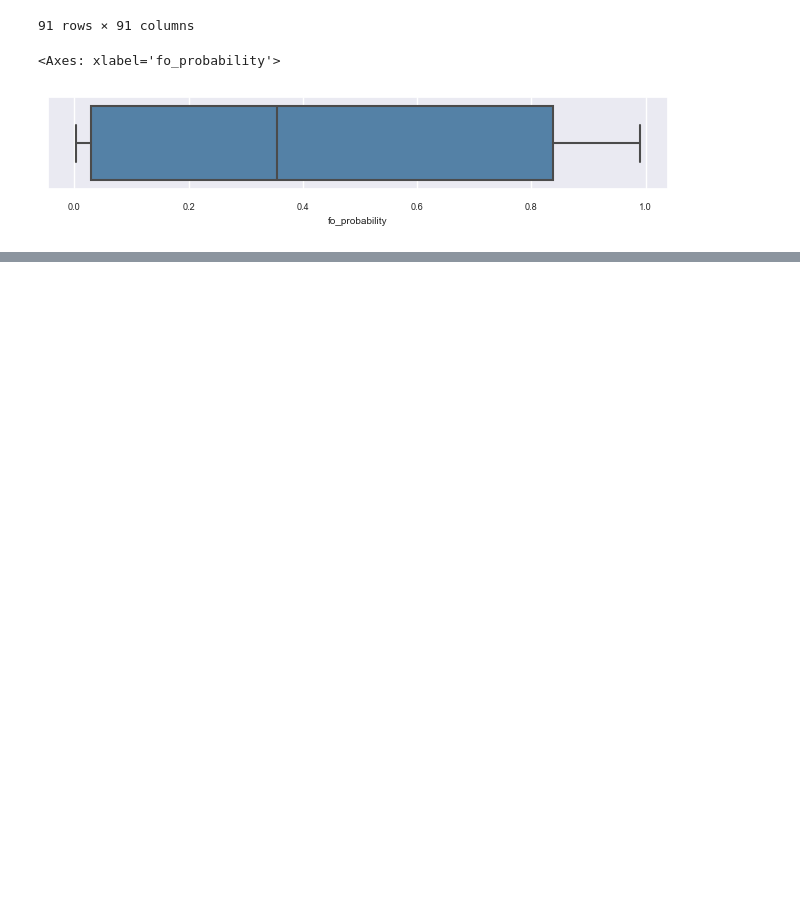
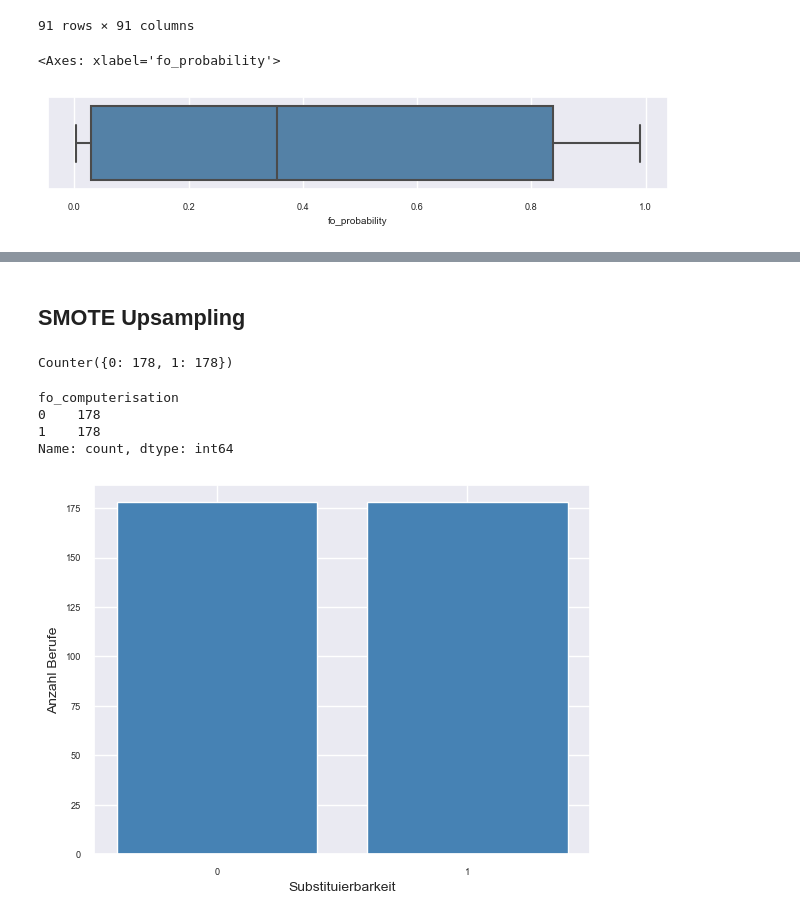
Before and after one commit to joergjan/bachelorarbeit, a Jupyter notebook: 05_fo_eda.ipynb, the cells around one changed output, grey strips where cells are left out. Drawn from its saved outputs; the diff is of its cells as text; code cells hidden in the pictures; blank space fills up the shorter version.

```diff
--- a/05_fo_eda.ipynb
+++ b/05_fo_eda.ipynb
@@ -229,0 +232,40 @@ sns.boxplot(x=df['fo_probability'], color="#4682B4")
+# %% [markdown]
+## SMOTE Upsampling
+# %%
+# Assuming your dataframe is df and 'fo_computerisation' is the target column
+X = df.select_dtypes(include=[np.number]).drop('fo_computerisation', axis=1)
+y = df['fo_computerisation']
+
+oversample = SMOTE(random_state=42)
+X, y = oversample.fit_resample(X, y)
+
+counter = Counter(y)
+print(counter)
+
+df_smote = pd.concat([pd.DataFrame(X), pd.DataFrame(y, columns=['fo_computerisation'])], axis=1)
+# %% [output]
+Counter({0: 178, 1: 178})
+# %%
+# calculate "fo_computerisation" based on 'df_probability' to make sure SMOTE didn't mess this up
+df_smote['fo_computerisation'] = df_smote['fo_probability'].apply(lambda x: 1 if x >= 0.5 else 0)
+# %%
+# Get Amount per class
+freq = df_smote['fo_computerisation'].value_counts()
+print(freq)
+# %% [output]
+fo_computerisation
+0    178
+1    178
+Name: count, dtype: int64
+# %%
+# Get number per class
+freq = df_smote['fo_computerisation'].value_counts()
+
+# Create a bar chart
+plt.bar(freq.index, freq.values, color="#4682B4")
+plt.ylabel('Anzahl Berufe', fontsize = 10)
+plt.xticks(freq.index)
+plt.xlabel('Substituierbarkeit', fontsize = 10)
+plt.show()
+# %% [output]
+[figure, added]
```
Also changed, not shown: parts of 18 cells of this notebook.
